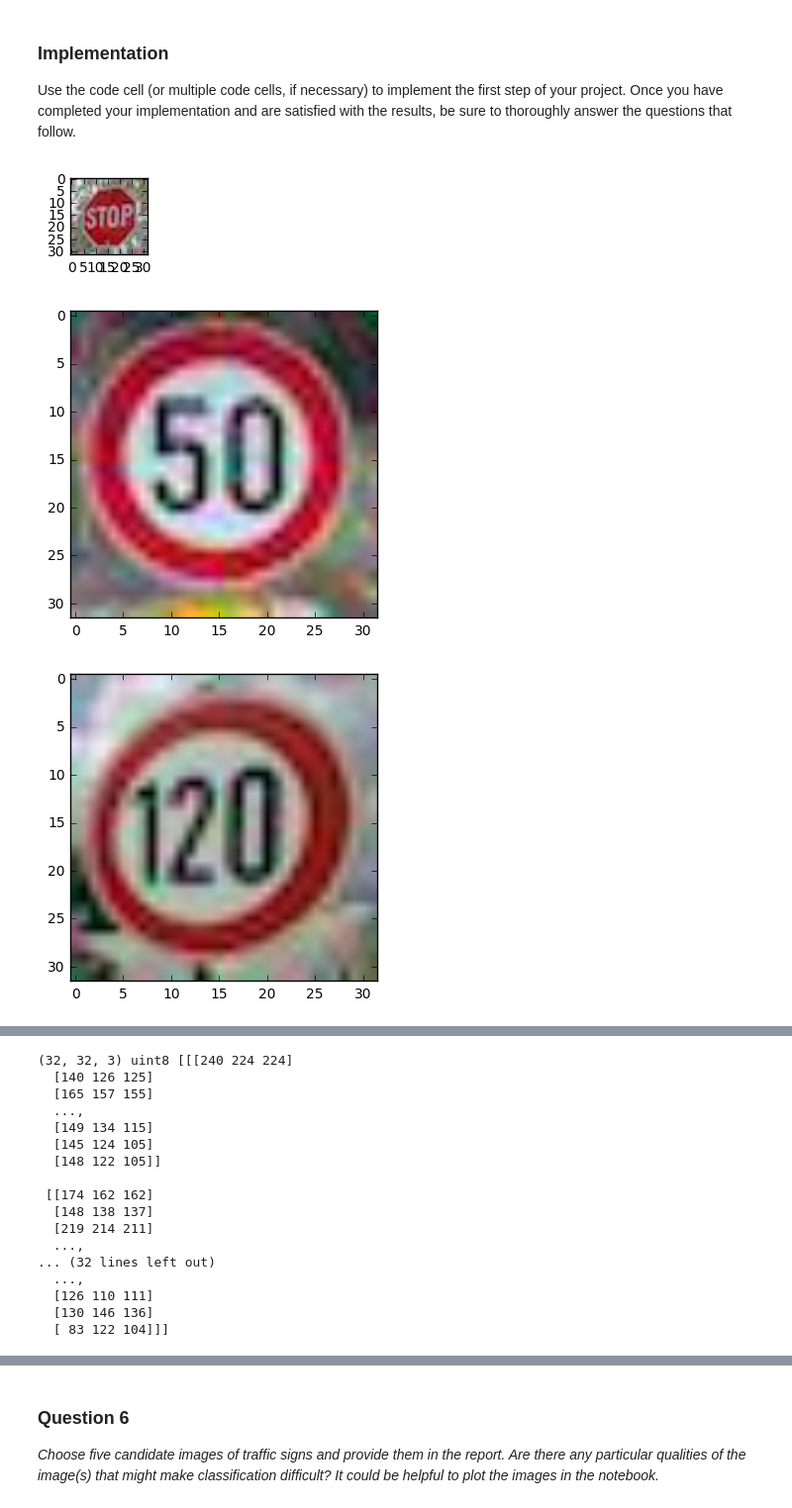
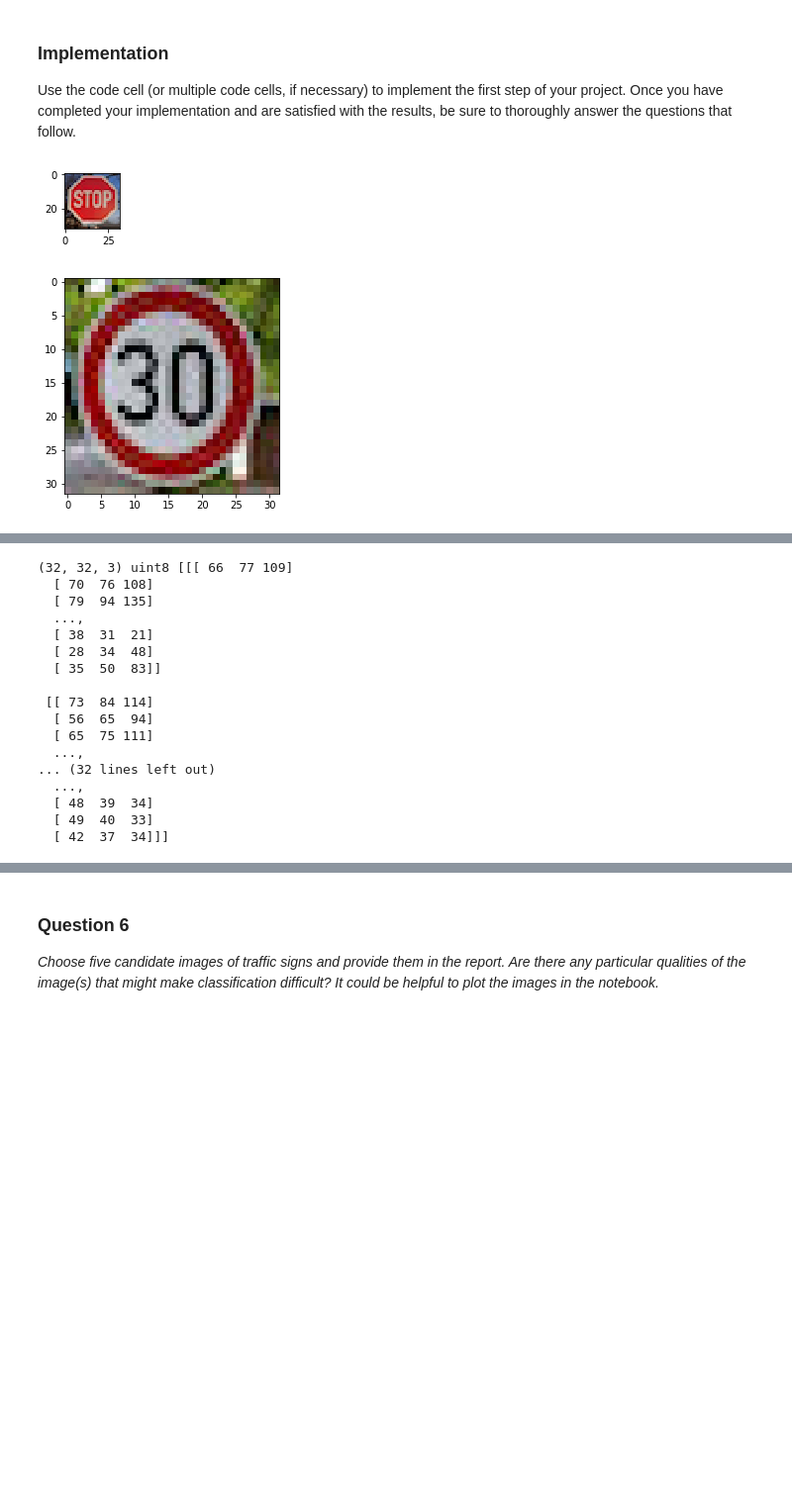
Before and after one commit to tsenying/CarND-Traffic-Sign-Classifier-Project, a Jupyter notebook: Traffic_Sign_Classifier_grayscale.ipynb, the cells around one changed output, grey strips where cells are left out. Shown: that part at 99% size. Drawn from its saved outputs; the diff is of its cells as text; code cells hidden in the pictures; blank space fills up the shorter version.

```diff
--- a/Traffic_Sign_Classifier_grayscale.ipynb
+++ b/Traffic_Sign_Classifier_grayscale.ipynb
@@ -580,33 +585,33 @@ Use the code cell (or multiple code cells, if necessary) to implement the first
 # %%
 # JPEG images are 3 channel RGB images consistent with input data, so are easiest to deal with,
 # PNG have a 4th transparency channel, so need a bit more processing
 
 import matplotlib.pyplot as plt
 %matplotlib inline
 
-img_dir = "/Users/hong/udacity/car-nd/CarND-Traffic-Sign-Classifier-Project/signs/"
+img_dir = "signs/"
 # image = plt.imread(img_dir + 'stop.jpeg').astype('uint8')
 # print('image.shape={}'.format(image.shape))
 
 # # image = image.squeeze()
 # plt.figure(figsize=(1,1))
 # plt.imshow(image)
 
-image_files = ['stop.jpeg', 'speed50.jpeg', 'speed120.jpeg', 'keep_right.jpeg', 'road_work.jpeg']
+
+image_files = ['stop.jpg', 'speed30.jpg']
 images = []
 fig = plt.figure(figsize=(1,5))
 i = 0
 for file in image_files:
     path = img_dir + file
     images.append( plt.imread(path) )
     #     a = fig.add_subplot(1,5,i+1)
 
     plt.imshow(images[i])
     plt.show()
     i += 1
 
 print(images[0].shape, images[0].dtype, images[0])
 # %% [output]
-[figure, old version]
+[figure, new version]
-[figure, old version]
+[figure, new version]
-[figure, removed]
@@ -615,20 +618,20 @@ print(images[0].shape, images[0].dtype, images[0])
-(32, 32, 3) uint8 [[[240 224 224]
-  [140 126 125]
-  [165 157 155]
+(32, 32, 3) uint8 [[[ 66  77 109]
+  [ 70  76 108]
+  [ 79  94 135]
   ...,
-  [149 134 115]
-  [145 124 105]
-  [148 122 105]]
+  [ 38  31  21]
+  [ 28  34  48]
+  [ 35  50  83]]
 
- [[174 162 162]
-  [148 138 137]
-  [219 214 211]
+ [[ 73  84 114]
+  [ 56  65  94]
+  [ 65  75 111]
   ...,
 ... (32 lines left out)
   ...,
-  [126 110 111]
-  [130 146 136]
-  [ 83 122 104]]]
+  [ 48  39  34]
+  [ 49  40  33]
+  [ 42  37  34]]]
 # %%
 imgs = np.array(images,dtype = np.float32)
 print(imgs.shape)
```
Also changed, not shown: parts of 12 cells of this notebook, 4 other files.
